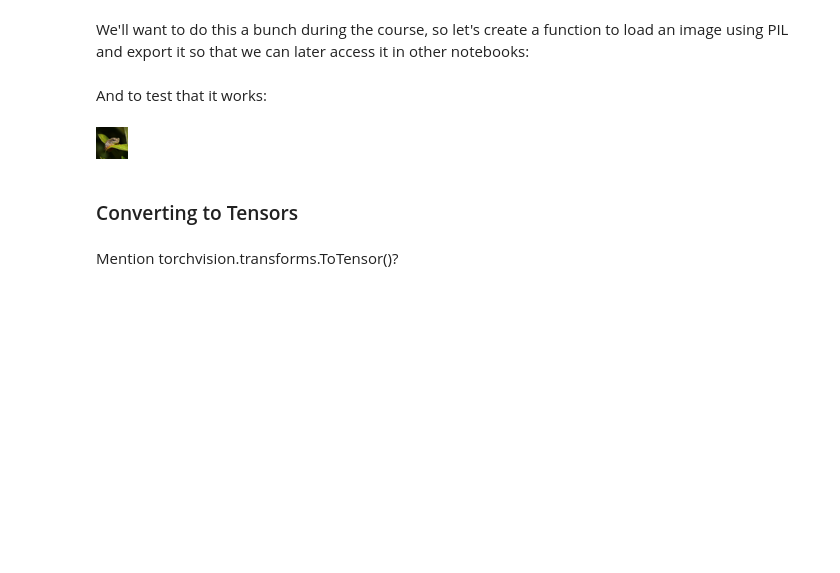
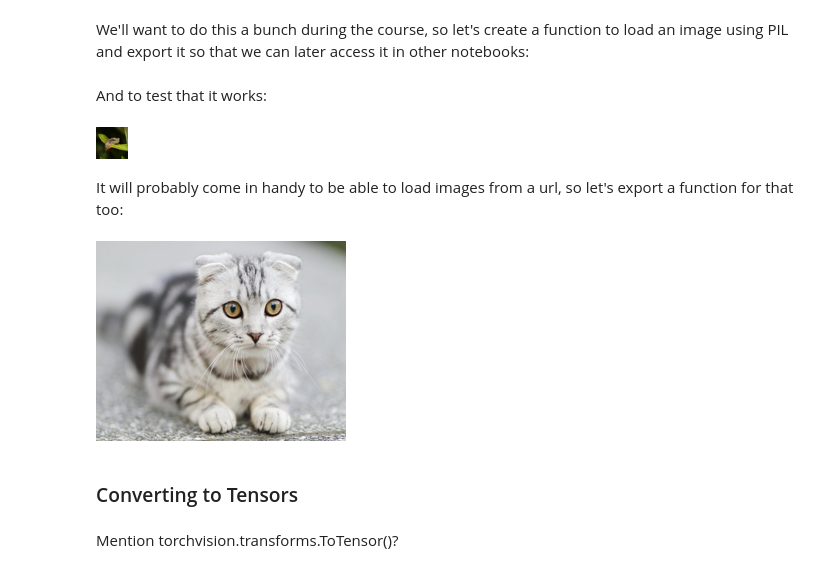
Before and after one commit to johnowhitaker/tglcourse, a Jupyter notebook: 01_PyTorch_Basics.ipynb, the cells around one changed output. Saved outputs shown, nothing was run; the diff lists cells and outputs as text; code cells hidden in the pictures; blank space fills up the shorter version.

```diff
--- a/01_PyTorch_Basics.ipynb
+++ b/01_PyTorch_Basics.ipynb
@@ -299,6 +299,23 @@ And to test that it works:
 load_image_pil('images/frog.png', size=(32, 32))
 # %% [output]
 [figure]
+# %% [markdown]
+It will probably come in handy to be able to load images from a url, so let's export a function for that too:
+# %%
+#|export
+import requests
+from io import BytesIO
+
+def pil_from_url(url, size=None):
+    response = requests.get(url)
+    im = Image.open(BytesIO(response.content))
+    if size != None:
+        im = im.resize(size)
+    return im
+# %%
+pil_from_url("https://images.pexels.com/photos/156934/pexels-photo-156934.jpeg?auto=compress&cs=tinysrgb&w=1260&h=750&dpr=1", size=(250, 200))
+# %% [output]
+[figure, added]
 # %% [markdown]
 ### Converting to Tensors
 # %% [markdown]
```
Also changed, not shown: parts of 8 cells of this notebook, 3 other files.
